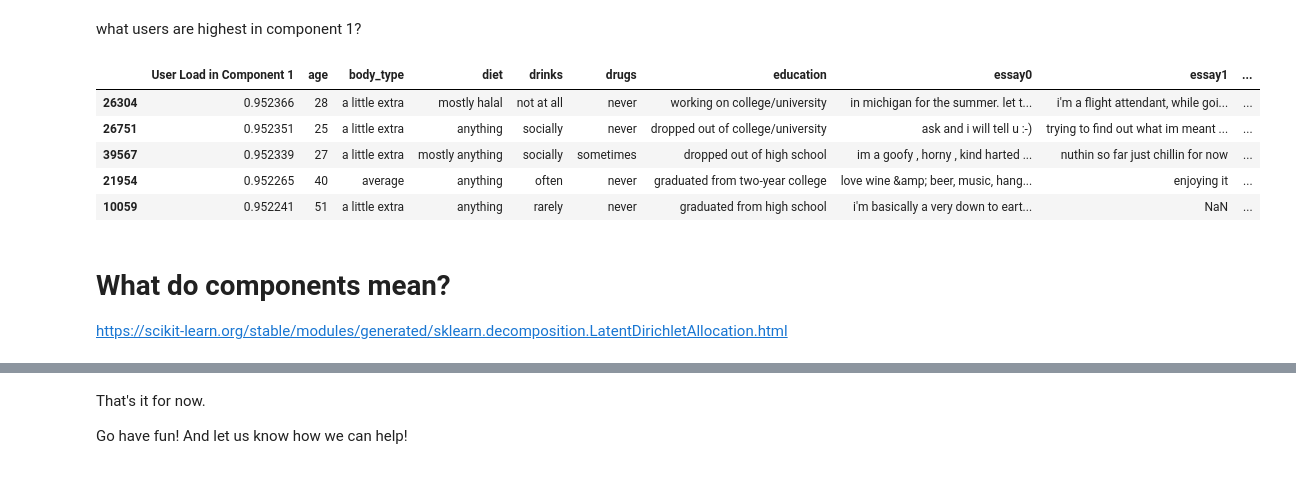
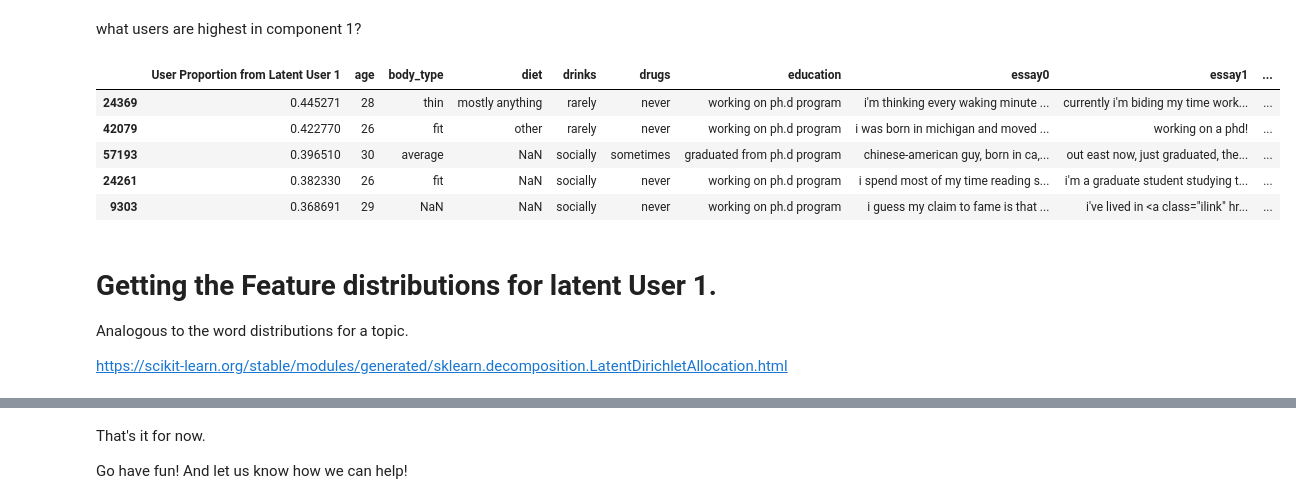
Before and after one commit to Chaostremor/cos424-s2019-OKCupid, a Jupyter notebook: SampleAnalysis.ipynb, the cells around one changed output, grey strips where cells are left out. Saved outputs shown, nothing was run; the diff lists cells and outputs as text; code cells hidden in the pictures.

```diff
--- a/SampleAnalysis.ipynb
+++ b/SampleAnalysis.ipynb
@@ -297,7 +298,9 @@ Wall time: 1min 28s
 # %%
-print "Component shape:", lda.components_.shape
+latent_users = lda.components_
+user_proportions_from_latent_users = lda.transform(profile_categorical_df.values)
 
-transformed = lda.transform(profile_categorical_df.values)
 
-print "Transformed User profiles: ", transformed.shape
+print "Latent users shape:", latent_users.shape
+
+print "User proportions from latent users shape:", user_proportions_from_latent_users.shape
 # %% [output]
@@ -320,13 +390,15 @@ plt.show()
 # %%
-c1 = lda.components_[0, :]
-print c1.shape
+up1 = user_proportions_from_latent_users[:, 0]
+print up1.shape
 
-print "Percentiles of the components:"
-print np.percentile(c1, np.arange(0,100,1))
+
+print "Percentiles of user proportions from latent user 1:"
+print np.percentile(up1, np.arange(0,100,1))
+
 
 plt.figure()
-plt.hist(c1)
-plt.xlabel("Feature Weight in Component 1", fontsize=20)
+plt.hist(up1)
+plt.xlabel("User Proportion from Latent User 1", fontsize=20)
 plt.ylabel("Frequency", fontsize=20)
 plt.tick_params(labelsize=15)
 plt.show()
@@ -422,19 +428,21 @@ what users are highest in component 1?
 # %%
 tmp_profile_df = profile_df.copy()
 
-tmp_profile_df.insert(0, "User Load in Component 1", t1)
+tmp_profile_df.insert(0, "User Proportion from Latent User 1", up1)
 
-tmp_profile_df.sort_values('User Load in Component 1', inplace=True, ascending=False)
+tmp_profile_df.sort_values('User Proportion from Latent User 1', inplace=True, ascending=False)
 
 tmp_profile_df.head()
 # %% [output]
-|  | User Load in Component 1 | age | body_type | diet | drinks | drugs | education | essay0 | essay1 | ... |
-| 26304 | 0.952366 | 28 | a little extra | mostly halal | not at all | never | working on college/university | in michigan for the summer. let t... | i'm a flight attendant, while goi... | ... |
-| 26751 | 0.952351 | 25 | a little extra | anything | socially | never | dropped out of college/university | ask and i will tell u :-) | trying to find out what im meant ... | ... |
-| 39567 | 0.952339 | 27 | a little extra | mostly anything | socially | sometimes | dropped out of high school | im a goofy , horny , kind harted ... | nuthin so far just chillin for now | ... |
-| 21954 | 0.952265 | 40 | average | anything | often | never | graduated from two-year college | love wine &amp; beer, music, hang... | enjoying it | ... |
-| 10059 | 0.952241 | 51 | a little extra | anything | rarely | never | graduated from high school | i'm basically a very down to eart... | NaN | ... |
+|  | User Proportion from Latent User 1 | age | body_type | diet | drinks | drugs | education | essay0 | essay1 | ... |
+| 24369 | 0.445271 | 28 | thin | mostly anything | rarely | never | working on ph.d program | i'm thinking every waking minute ... | currently i'm biding my time work... | ... |
+| 42079 | 0.422770 | 26 | fit | other | rarely | never | working on ph.d program | i was born in michigan and moved ... | working on a phd! | ... |
+| 57193 | 0.396510 | 30 | average | NaN | socially | sometimes | graduated from ph.d program | chinese-american guy, born in ca,... | out east now, just graduated, the... | ... |
+| 24261 | 0.382330 | 26 | fit | NaN | socially | never | working on ph.d program | i spend most of my time reading s... | i'm a graduate student studying t... | ... |
+| 9303 | 0.368691 | 29 | NaN | NaN | socially | never | working on ph.d program | i guess my claim to fame is that ... | i've lived in <a class="ilink" hr... | ... |
 # %% [markdown]
-# What do components mean?
+# Getting the Feature distributions for latent User 1.
+
+Analogous to the word distributions for a topic.
 
 https://scikit-learn.org/stable/modules/generated/sklearn.decomposition.LatentDirichletAllocation.html
```
Also changed, not shown: parts of 19 cells of this notebook.
